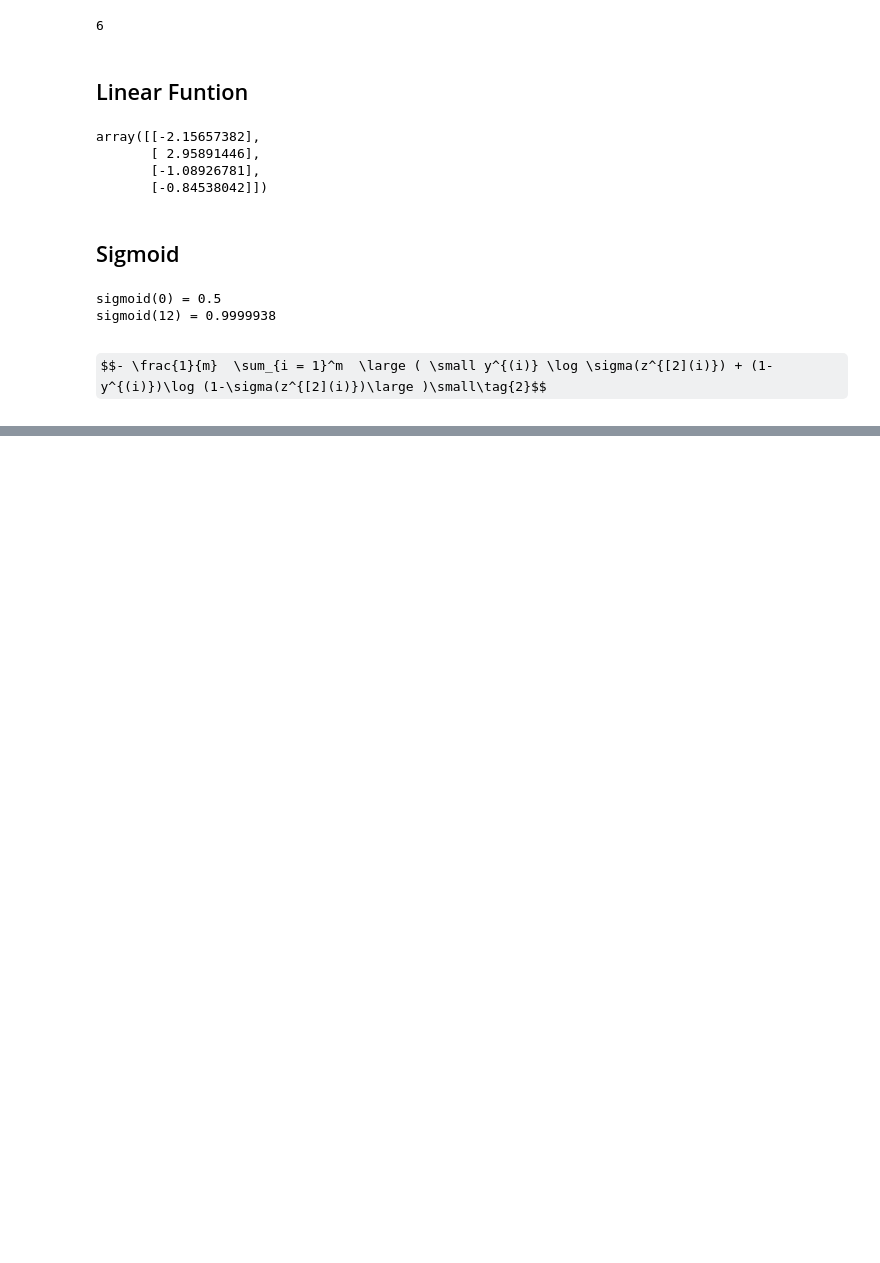
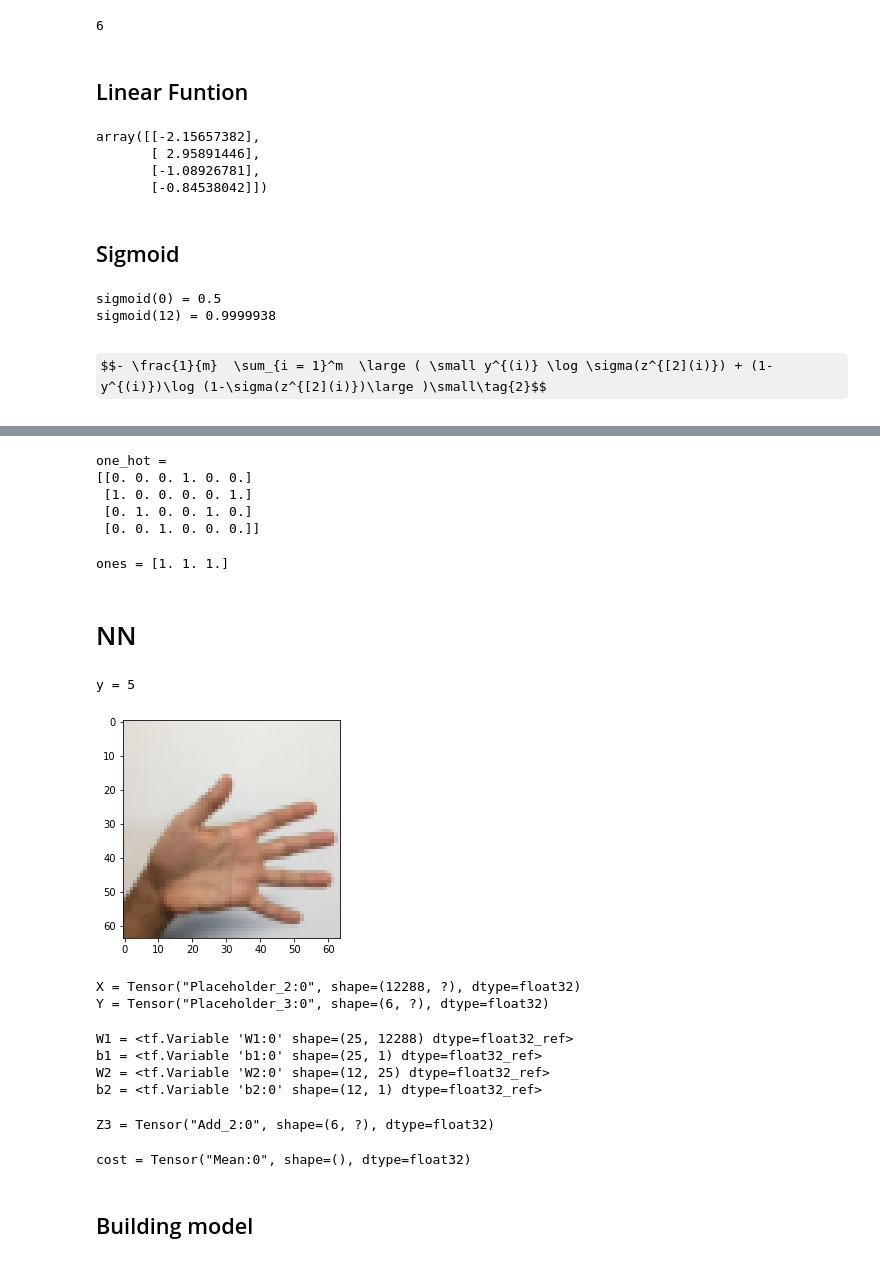
Before and after one commit to weronikazak/ML-Projects, a Jupyter notebook: Scratch/NG_Tensorflow.ipynb, the cells around one changed output, grey strips where cells are left out. Drawn from its saved outputs; the diff is of its cells as text; code cells hidden in the pictures; some formulas as TeX source; blank space fills up the shorter version.

Commit message:
tensorflow scratch

```diff
--- a/Scratch/NG_Tensorflow.ipynb
+++ b/Scratch/NG_Tensorflow.ipynb
@@ -129,0 +154,10 @@ def cost(logits, labels):
+# %%
+labels = np.array([1,2,3,0,2,1])
+one_hot = onehot_matrix(labels, C = 4)
+print ("one_hot = \n" + str(one_hot))
+# %% [output]
+one_hot =
+[[0. 0. 0. 1. 0. 0.]
+ [1. 0. 0. 0. 0. 1.]
+ [0. 1. 0. 0. 1. 0.]
+ [0. 0. 1. 0. 0. 0.]]
@@ -129,0 +170,17 @@ def cost(logits, labels):
+# %%
+print ("ones = " + str(ones([3])))
+# %% [output]
+ones = [1. 1. 1.]
+# %% [markdown]
+# NN
+# %%
+X_train, Y_train, X_test, Y_test, classes = load_dataset()
+# %%
+import matplotlib.pyplot as plt
+
+index = 0
+plt.imshow(X_train[index])
+print ("y = " + str(np.squeeze(Y_train[:, index])))
+# %% [output]
+y = 5
+[figure, added]
@@ -129,0 +202,7 @@ def cost(logits, labels):
+# %%
+X, Y = create_placeholders(12288, 6)
+print ("X = " + str(X))
+print ("Y = " + str(Y))
+# %% [output]
+X = Tensor("Placeholder_2:0", shape=(12288, ?), dtype=float32)
+Y = Tensor("Placeholder_3:0", shape=(6, ?), dtype=float32)
@@ -129,0 +227,13 @@ def cost(logits, labels):
+# %%
+tf1.reset_default_graph()
+with tf1.Session() as sess:
+    parameters = init_params()
+    print("W1 = " + str(parameters["W1"]))
+    print("b1 = " + str(parameters["b1"]))
+    print("W2 = " + str(parameters["W2"]))
+    print("b2 = " + str(parameters["b2"]))
+# %% [output]
+W1 = <tf.Variable 'W1:0' shape=(25, 12288) dtype=float32_ref>
+b1 = <tf.Variable 'b1:0' shape=(25, 1) dtype=float32_ref>
+W2 = <tf.Variable 'W2:0' shape=(12, 25) dtype=float32_ref>
+b2 = <tf.Variable 'b2:0' shape=(12, 1) dtype=float32_ref>
@@ -129,0 +257,10 @@ def cost(logits, labels):
+# %%
+tf1.reset_default_graph()
+
+with tf1.Session() as sess:
+    X, Y = create_placeholders(12288, 6)
+    parameters = init_params()
+    Z3 = forward_propagation(X, parameters)
+    print("Z3 = " + str(Z3))
+# %% [output]
+Z3 = Tensor("Add_2:0", shape=(6, ?), dtype=float32)
@@ -129,0 +274,13 @@ def cost(logits, labels):
+# %%
+tf1.reset_default_graph()
+
+with tf1.Session() as sess:
+    X, Y = create_placeholders(12288, 6)
+    params = init_params()
+    Z3 = forward_propagation(X, params)
+    cost = compute_cost(Z3, Y)
+    print("cost = " + str(cost))
+# %% [output]
+cost = Tensor("Mean:0", shape=(), dtype=float32)
+# %% [markdown]
+## Building model
```
Also changed, not shown: parts of 23 cells of this notebook.
